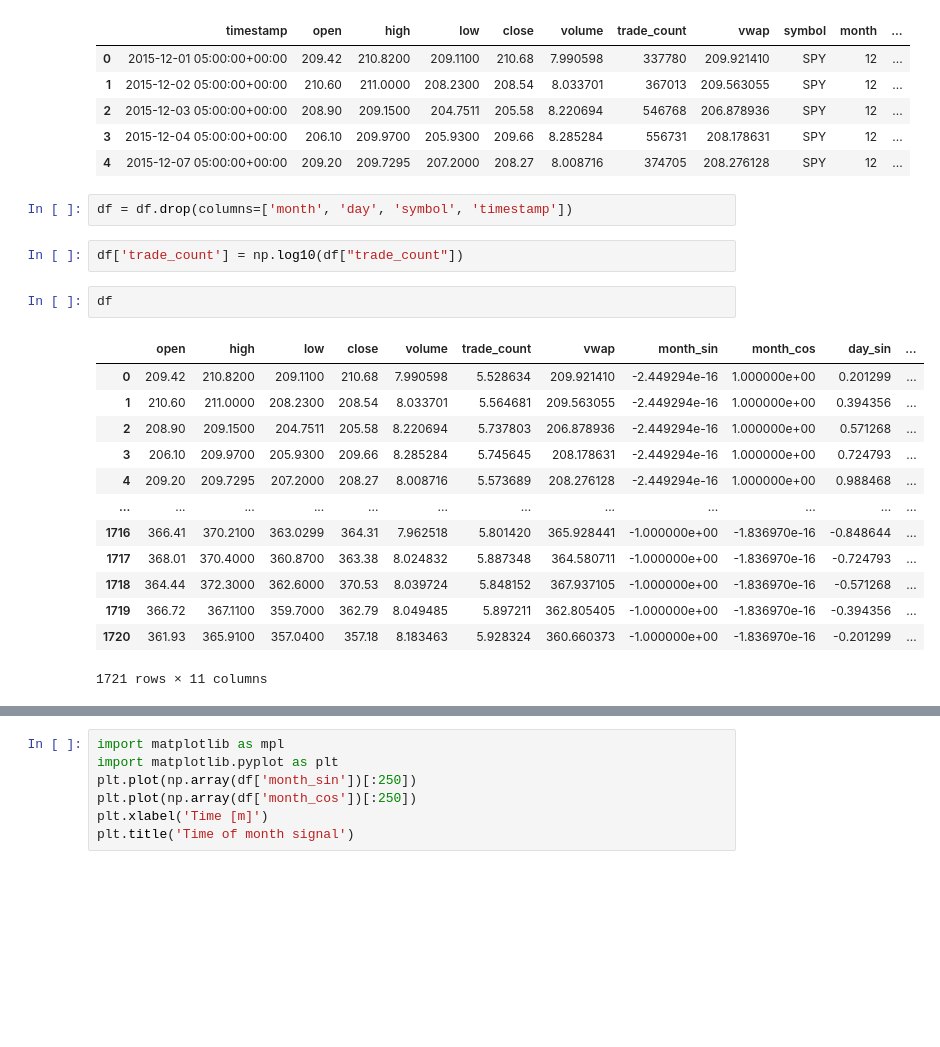
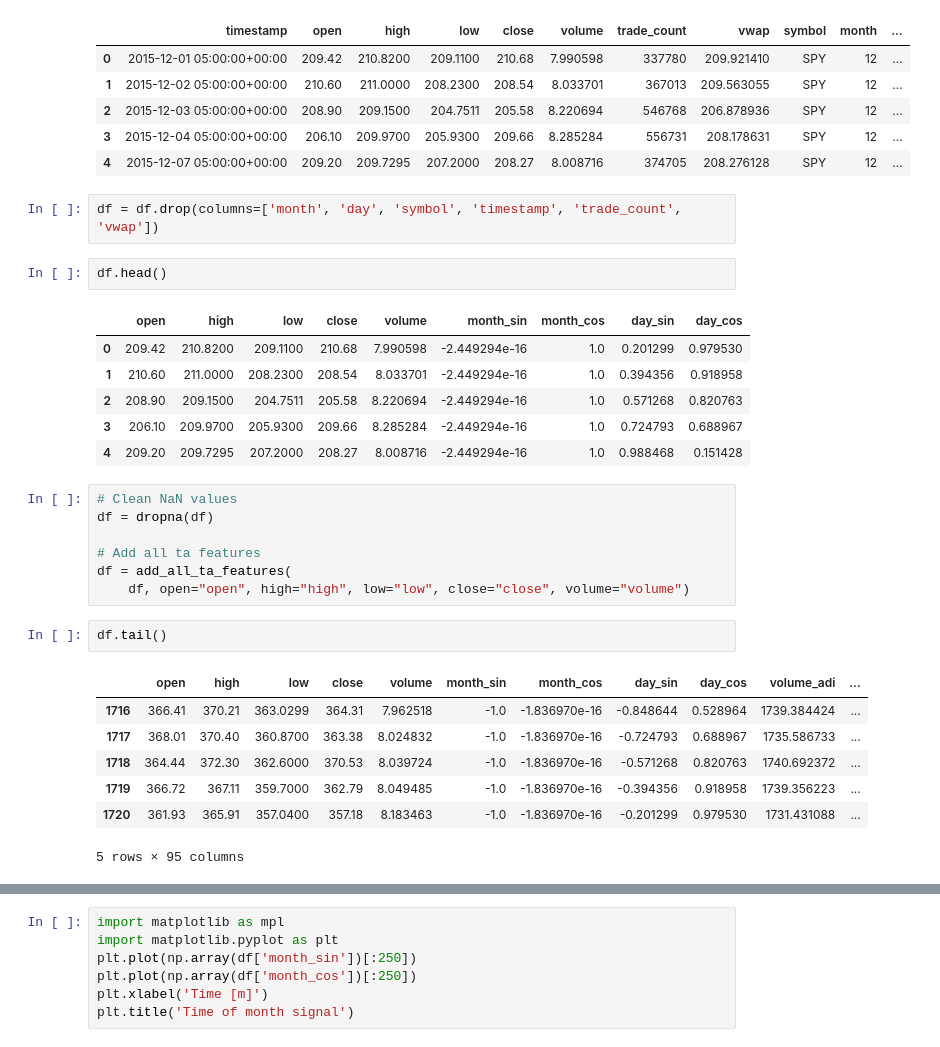
Before and after one commit to Ryan-Ray-Martin/Trading_Agent, a Jupyter notebook: stock_price_prediction.ipynb, the cells around one changed output, grey strips where cells are left out. Drawn from its saved outputs; the diff is of its cells as text; blank space fills up the shorter version.

```diff
--- a/stock_price_prediction.ipynb
+++ b/stock_price_prediction.ipynb
@@ -62,22 +71,30 @@ df.head()
 | 3 | 2015-12-04 05:00:00+00:00 | 206.10 | 209.9700 | 205.9300 | 209.66 | 8.285284 | 556731 | 208.178631 | SPY | 12 | ... |
 | 4 | 2015-12-07 05:00:00+00:00 | 209.20 | 209.7295 | 207.2000 | 208.27 | 8.008716 | 374705 | 208.276128 | SPY | 12 | ... |
 # %%
-df = df.drop(columns=['month', 'day', 'symbol', 'timestamp'])
+df = df.drop(columns=['month', 'day', 'symbol', 'timestamp', 'trade_count', 'vwap'])
-# %%
-df['trade_count'] = np.log10(df["trade_count"])
 # %%
-df
+df.head()
 # %% [output]
-|  | open | high | low | close | volume | trade_count | vwap | month_sin | month_cos | day_sin | ... |
-| 0 | 209.42 | 210.8200 | 209.1100 | 210.68 | 7.990598 | 5.528634 | 209.921410 | -2.449294e-16 | 1.000000e+00 | 0.201299 | ... |
-| 1 | 210.60 | 211.0000 | 208.2300 | 208.54 | 8.033701 | 5.564681 | 209.563055 | -2.449294e-16 | 1.000000e+00 | 0.394356 | ... |
-| 2 | 208.90 | 209.1500 | 204.7511 | 205.58 | 8.220694 | 5.737803 | 206.878936 | -2.449294e-16 | 1.000000e+00 | 0.571268 | ... |
-| 3 | 206.10 | 209.9700 | 205.9300 | 209.66 | 8.285284 | 5.745645 | 208.178631 | -2.449294e-16 | 1.000000e+00 | 0.724793 | ... |
-| 4 | 209.20 | 209.7295 | 207.2000 | 208.27 | 8.008716 | 5.573689 | 208.276128 | -2.449294e-16 | 1.000000e+00 | 0.988468 | ... |
-| ... | ... | ... | ... | ... | ... | ... | ... | ... | ... | ... | ... |
-| 1716 | 366.41 | 370.2100 | 363.0299 | 364.31 | 7.962518 | 5.801420 | 365.928441 | -1.000000e+00 | -1.836970e-16 | -0.848644 | ... |
-| 1717 | 368.01 | 370.4000 | 360.8700 | 363.38 | 8.024832 | 5.887348 | 364.580711 | -1.000000e+00 | -1.836970e-16 | -0.724793 | ... |
-| 1718 | 364.44 | 372.3000 | 362.6000 | 370.53 | 8.039724 | 5.848152 | 367.937105 | -1.000000e+00 | -1.836970e-16 | -0.571268 | ... |
-| 1719 | 366.72 | 367.1100 | 359.7000 | 362.79 | 8.049485 | 5.897211 | 362.805405 | -1.000000e+00 | -1.836970e-16 | -0.394356 | ... |
-| 1720 | 361.93 | 365.9100 | 357.0400 | 357.18 | 8.183463 | 5.928324 | 360.660373 | -1.000000e+00 | -1.836970e-16 | -0.201299 | ... |
+|  | open | high | low | close | volume | month_sin | month_cos | day_sin | day_cos |
+| 0 | 209.42 | 210.8200 | 209.1100 | 210.68 | 7.990598 | -2.449294e-16 | 1.0 | 0.201299 | 0.979530 |
+| 1 | 210.60 | 211.0000 | 208.2300 | 208.54 | 8.033701 | -2.449294e-16 | 1.0 | 0.394356 | 0.918958 |
+| 2 | 208.90 | 209.1500 | 204.7511 | 205.58 | 8.220694 | -2.449294e-16 | 1.0 | 0.571268 | 0.820763 |
+| 3 | 206.10 | 209.9700 | 205.9300 | 209.66 | 8.285284 | -2.449294e-16 | 1.0 | 0.724793 | 0.688967 |
+| 4 | 209.20 | 209.7295 | 207.2000 | 208.27 | 8.008716 | -2.449294e-16 | 1.0 | 0.988468 | 0.151428 |
-1721 rows × 11 columns
+# %%
+# Clean NaN values
+df = dropna(df)
+
+# Add all ta features
+df = add_all_ta_features(
+    df, open="open", high="high", low="low", close="close", volume="volume")
+# %%
+df.tail()
+# %% [output]
+|  | open | high | low | close | volume | month_sin | month_cos | day_sin | day_cos | volume_adi | ... |
+| 1716 | 366.41 | 370.21 | 363.0299 | 364.31 | 7.962518 | -1.0 | -1.836970e-16 | -0.848644 | 0.528964 | 1739.384424 | ... |
+| 1717 | 368.01 | 370.40 | 360.8700 | 363.38 | 8.024832 | -1.0 | -1.836970e-16 | -0.724793 | 0.688967 | 1735.586733 | ... |
+| 1718 | 364.44 | 372.30 | 362.6000 | 370.53 | 8.039724 | -1.0 | -1.836970e-16 | -0.571268 | 0.820763 | 1740.692372 | ... |
+| 1719 | 366.72 | 367.11 | 359.7000 | 362.79 | 8.049485 | -1.0 | -1.836970e-16 | -0.394356 | 0.918958 | 1739.356223 | ... |
+| 1720 | 361.93 | 365.91 | 357.0400 | 357.18 | 8.183463 | -1.0 | -1.836970e-16 | -0.201299 | 0.979530 | 1731.431088 | ... |
+5 rows × 95 columns
```
Also changed, not shown: parts of 17 cells of this notebook.
